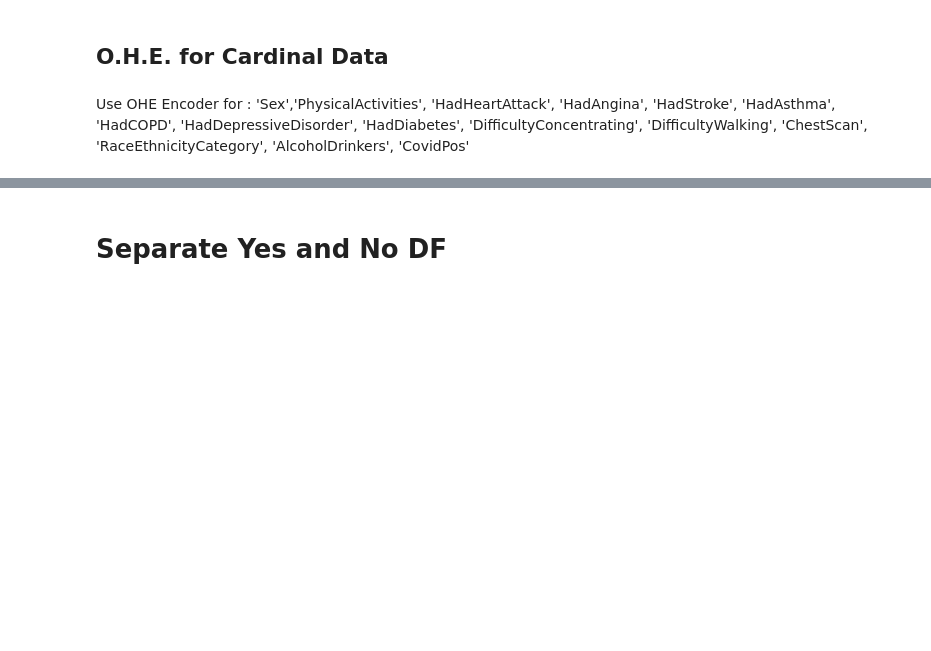
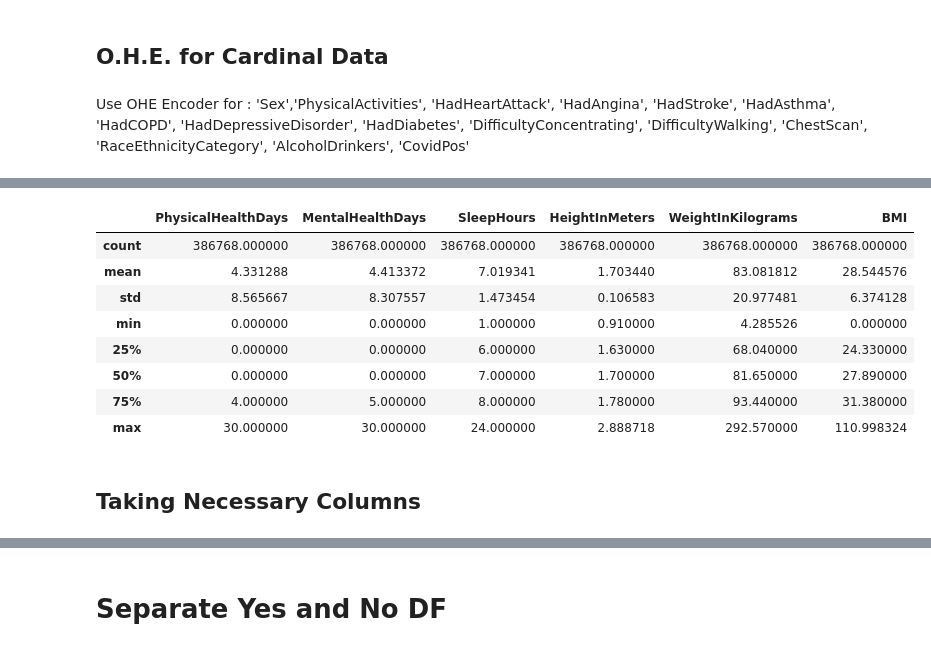
Before and after one commit to rxhxt/Heart-Disease-Indicator, a Jupyter notebook: Heart Disease Indicator.ipynb, the cells around one changed output, grey strips where cells are left out. Cells and saved outputs as stored; diff of their text form; code cells hidden in the pictures; blank space fills up the shorter version.

```diff
--- a/Heart Disease Indicator.ipynb
+++ b/Heart Disease Indicator.ipynb
@@ -219,0 +182,6 @@ memory usage: 94.4+ MB
+# %%
+numeric_columns = health_df_filtered.select_dtypes(include=[np.number]).columns.tolist()
+object_columns = health_df_filtered.select_dtypes(include=[object]).columns.tolist()
+
+print("Numeric Columns:", numeric_columns)
+print("Object Columns:", object_columns)
@@ -244,7 +215,7 @@ OrdinalColumnsToReplace = {
     'AlcoholDrinkers': YesNoOrder
 }
 # %%
-categorical_converted_df = final_df.replace(OrdinalColumnsToReplace)
+categorical_converted_df = health_df_filtered.replace(OrdinalColumnsToReplace)
 # %%
 categorical_converted_df.tail()
 # %% [output]
@@ -293,4 +264,4 @@ memory usage: 128.1+ MB
 # %%
 final_df = ohe_converted_final_df.copy(deep=True)
-final_df2 = final_df.dropna(subset=["ChestScan"])
-final_df2.HadHeartAttack.value_counts()
+numerc_df = final_df.dropna(subset=["ChestScan"])
+numerc_df.HadHeartAttack.value_counts()
@@ -300,0 +299,25 @@ final_df2.shape
+# %%
+df = numerc_df.copy(deep=True)
+mice_imputer = IterativeImputer(max_iter=10, random_state=21, min_value=0)
+# imputing the missing value with mice imputer
+# columns = ['GeneralHealth', 'PhysicalHealthDays', 'MentalHealthDays',
+#        'LastCheckupTime', 'PhysicalActivities', 'SleepHours', 'HadHeartAttack',
+#        'HadAngina', 'HadStroke', 'HadAsthma', 'HadCOPD',
+#        'HadDepressiveDisorder', 'DifficultyConcentrating',
+#        'DifficultyWalking', 'SmokerStatus', 'ECigaretteUsage', 'ChestScan',
+#        'HeightInMeters', 'WeightInKilograms', 'BMI',
+#        'AlcoholDrinkers', ]
+df[numeric_columns] = mice_imputer.fit_transform(numerc_df[numeric_columns])
+df[numeric_columns].describe()
+# %% [output]
+|  | PhysicalHealthDays | MentalHealthDays | SleepHours | HeightInMeters | WeightInKilograms | BMI |
+| count | 386768.000000 | 386768.000000 | 386768.000000 | 386768.000000 | 386768.000000 | 386768.000000 |
+| mean | 4.331288 | 4.413372 | 7.019341 | 1.703440 | 83.081812 | 28.544576 |
+| std | 8.565667 | 8.307557 | 1.473454 | 0.106583 | 20.977481 | 6.374128 |
+| min | 0.000000 | 0.000000 | 1.000000 | 0.910000 | 4.285526 | 0.000000 |
+| 25% | 0.000000 | 0.000000 | 6.000000 | 1.630000 | 68.040000 | 24.330000 |
+| 50% | 0.000000 | 0.000000 | 7.000000 | 1.700000 | 81.650000 | 27.890000 |
+| 75% | 4.000000 | 5.000000 | 8.000000 | 1.780000 | 93.440000 | 31.380000 |
+| max | 30.000000 | 30.000000 | 24.000000 | 2.888718 | 292.570000 | 110.998324 |
+# %% [markdown]
+## Taking Necessary Columns
```
Also changed, not shown: parts of 92 cells of this notebook, 4 other files.
